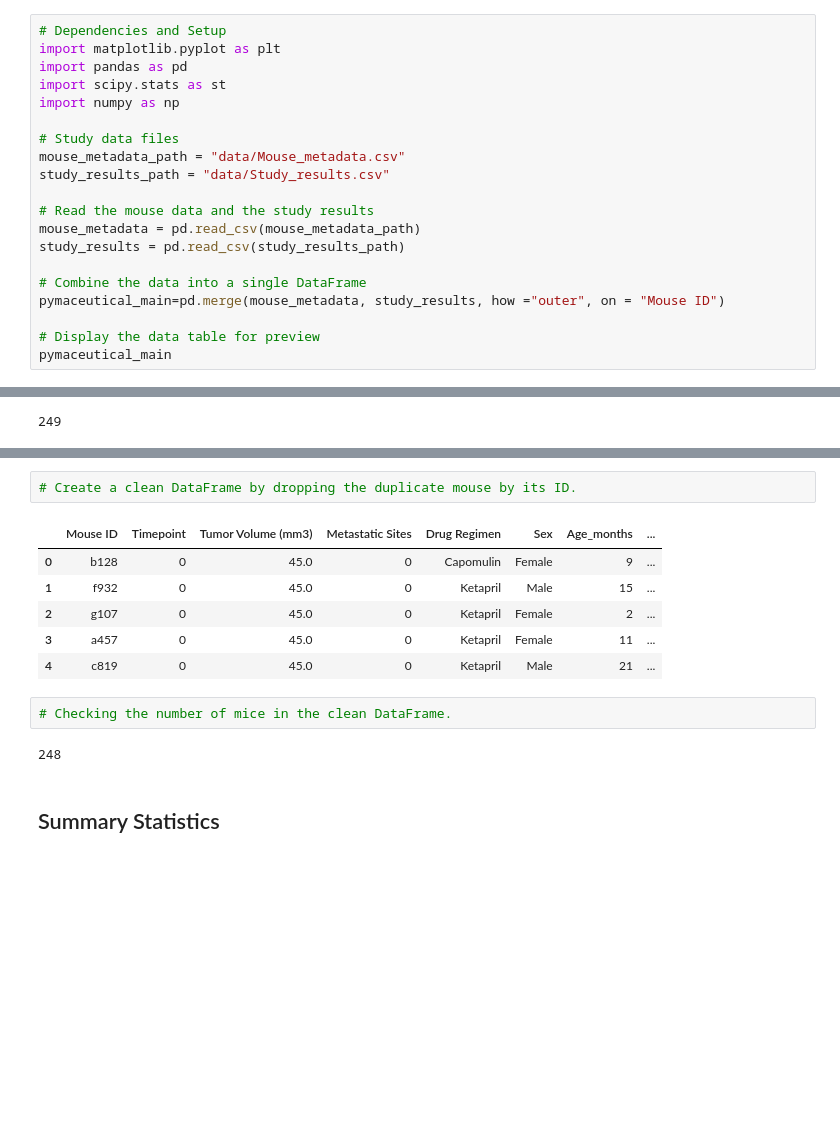
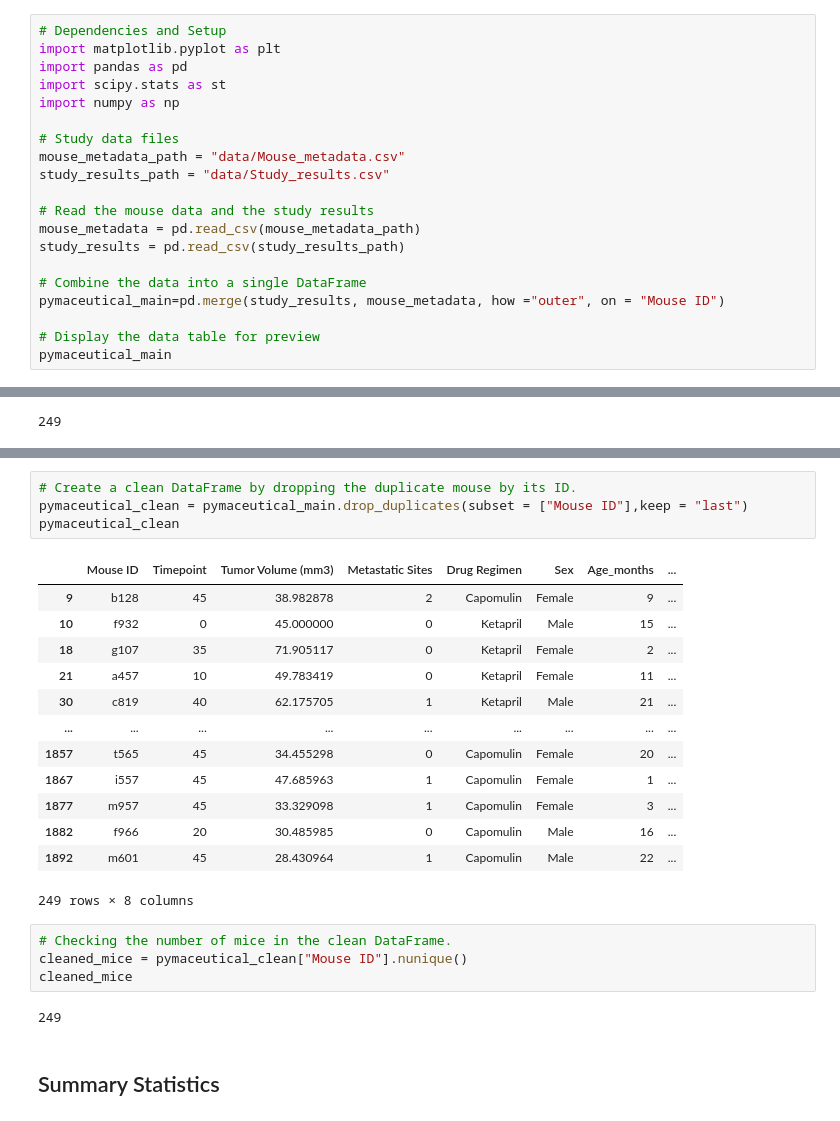
Before and after one commit to EBPaz/Plotting_Challenge, a Jupyter notebook: Pymaceuticals/pymaceuticals_starter.ipynb, the cells around one changed output, grey strips where cells are left out. Cells and saved outputs as stored; diff of their text form; blank space fills up the shorter version.

```diff
--- a/Pymaceuticals/pymaceuticals_starter.ipynb
+++ b/Pymaceuticals/pymaceuticals_starter.ipynb
@@ -21,7 +21,7 @@ mouse_metadata = pd.read_csv(mouse_metadata_path)
 study_results = pd.read_csv(study_results_path)
 
 # Combine the data into a single DataFrame
-pymaceutical_main=pd.merge(mouse_metadata, study_results, how ="outer", on = "Mouse ID")
+pymaceutical_main=pd.merge(study_results, mouse_metadata, how ="outer", on = "Mouse ID")
 
 # Display the data table for preview
 pymaceutical_main
@@ -71,16 +74,27 @@ KeyError: 'Timepoint'
 # %%
 # Create a clean DataFrame by dropping the duplicate mouse by its ID.
+pymaceutical_clean = pymaceutical_main.drop_duplicates(subset = ["Mouse ID"],keep = "last")
+pymaceutical_clean
 # %% [output]
 |  | Mouse ID | Timepoint | Tumor Volume (mm3) | Metastatic Sites | Drug Regimen | Sex | Age_months | ... |
-| 0 | b128 | 0 | 45.0 | 0 | Capomulin | Female | 9 | ... |
-| 1 | f932 | 0 | 45.0 | 0 | Ketapril | Male | 15 | ... |
-| 2 | g107 | 0 | 45.0 | 0 | Ketapril | Female | 2 | ... |
-| 3 | a457 | 0 | 45.0 | 0 | Ketapril | Female | 11 | ... |
-| 4 | c819 | 0 | 45.0 | 0 | Ketapril | Male | 21 | ... |
+| 9 | b128 | 45 | 38.982878 | 2 | Capomulin | Female | 9 | ... |
+| 10 | f932 | 0 | 45.000000 | 0 | Ketapril | Male | 15 | ... |
+| 18 | g107 | 35 | 71.905117 | 0 | Ketapril | Female | 2 | ... |
+| 21 | a457 | 10 | 49.783419 | 0 | Ketapril | Female | 11 | ... |
+| 30 | c819 | 40 | 62.175705 | 1 | Ketapril | Male | 21 | ... |
+| ... | ... | ... | ... | ... | ... | ... | ... | ... |
+| 1857 | t565 | 45 | 34.455298 | 0 | Capomulin | Female | 20 | ... |
+| 1867 | i557 | 45 | 47.685963 | 1 | Capomulin | Female | 1 | ... |
+| 1877 | m957 | 45 | 33.329098 | 1 | Capomulin | Female | 3 | ... |
+| 1882 | f966 | 20 | 30.485985 | 0 | Capomulin | Male | 16 | ... |
+| 1892 | m601 | 45 | 28.430964 | 1 | Capomulin | Male | 22 | ... |
+249 rows × 8 columns
 # %%
 # Checking the number of mice in the clean DataFrame.
+cleaned_mice = pymaceutical_clean["Mouse ID"].nunique()
+cleaned_mice
 # %% [output]
-248
+249
 # %% [markdown]
 ## Summary Statistics
 # %%
```
Also changed, not shown: parts of 6 cells of this notebook, 1 other file.
